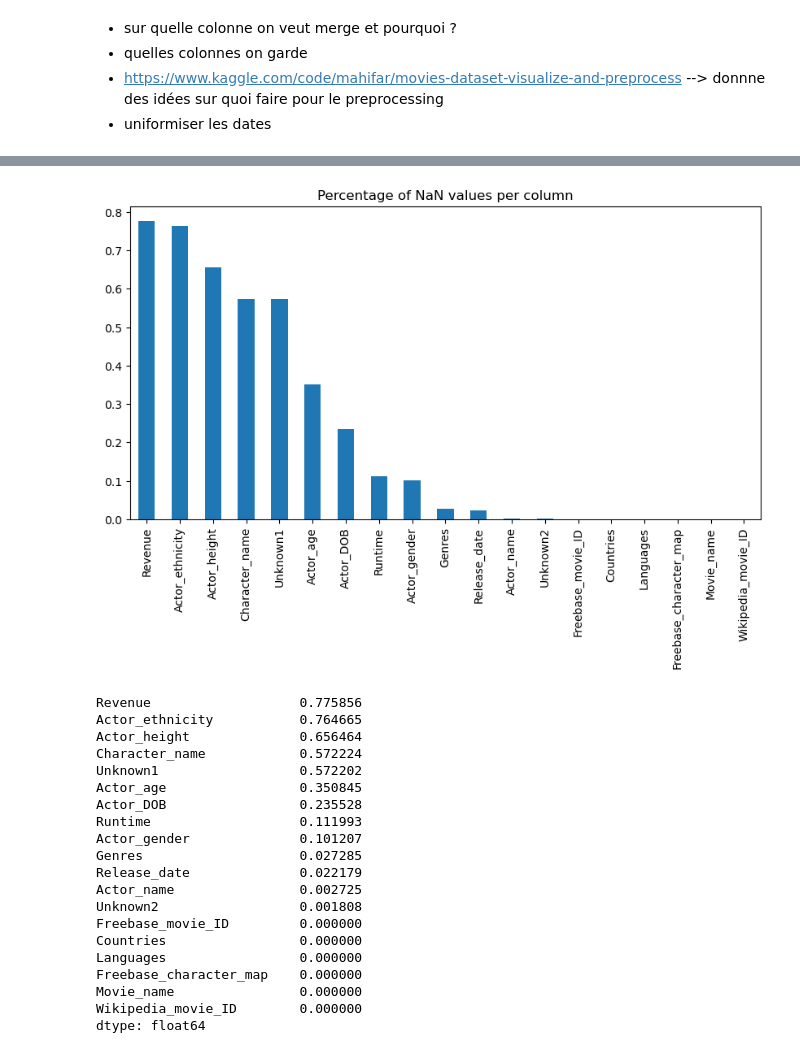
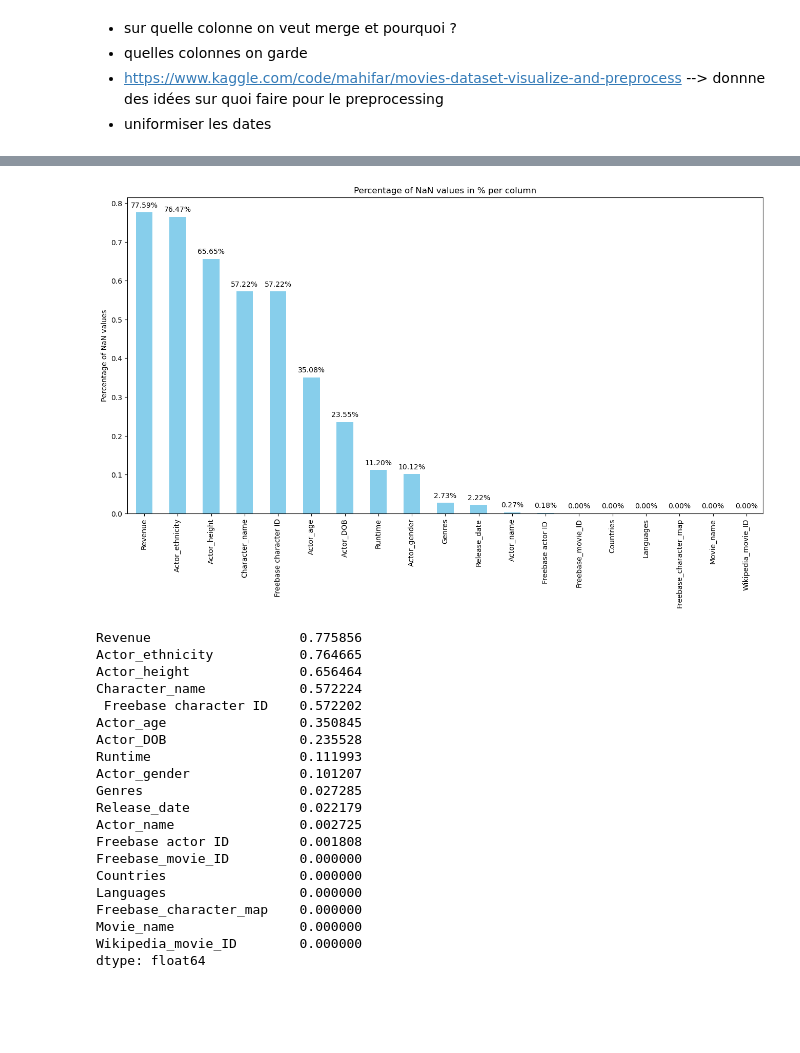
Before and after one commit to epfl-ada/ada-2024-project-dondata2025, a Jupyter notebook: juldib_preprocess.ipynb, the cells around one changed output, grey strips where cells are left out. Drawn from its saved outputs; the diff is of its cells as text; code cells hidden in the pictures; blank space fills up the shorter version.

```diff
--- a/juldib_preprocess.ipynb
+++ b/juldib_preprocess.ipynb
@@ -16,7 +18,7 @@ character = pd.read_csv(CHARACTER_METADATASET, delimiter='\t')
 print("shape:", character.shape)
 
 # Naming the columns of the dataframes
-character.columns = ['Wikipedia_movie_ID', 'Freebase_movie_ID', 'Release_date','Character_name', 'Actor_DOB', 'Actor_gender', 'Actor_height', 'Actor_ethnicity', 'Actor_name', 'Actor_age', 'Freebase_character_map', 'Unknown1','Unknown2']
+character.columns = ['Wikipedia_movie_ID', 'Freebase_movie_ID', 'Release_date','Character_name', 'Actor_DOB', 'Actor_gender', 'Actor_height', 'Actor_ethnicity', 'Actor_name', 'Actor_age', 'Freebase_character_map', ' Freebase character ID','Freebase actor ID ']
 
 #creating a header line for the movie_metadata
 character.head()
@@ -242,13 +244,22 @@ df_popo.head()
 | 3 | 3196793 | /m/08yl5d | Getting Away with Murder: The Jon... | 2000-02-16 | NaN | 95.0 | English | ... |
 | 4 | 3196793 | /m/08yl5d | Getting Away with Murder: The Jon... | 2000-02-16 | NaN | 95.0 | English | ... |
 # %%
-# Plot the percentage of NaN values in % per column
-plt.figure(figsize=(10, 5))
-df_popo.isnull().mean().sort_values(ascending=False).plot(kind='bar')
-plt.title('Percentage of NaN values per column')
+# Calculate the percentage of NaN values per column
+nan_percentage = df_popo.isnull().mean().sort_values(ascending=False)
+
+# Plot the percentage of NaN values per column
+ax = nan_percentage.plot(kind='bar', figsize=(16, 8), color='skyblue')
+plt.ylabel('Percentage of NaN values')
+plt.title('Percentage of NaN values in % per column')
+
+# Annotate each bar with the percentage value
+for p in ax.patches:
+    ax.annotate(f'{p.get_height():.2%}', (p.get_x() + p.get_width() / 2., p.get_height()),
+                ha='center', va='center', xytext=(0, 10), textcoords='offset points')
+
 plt.show()
 # %% [output]
-[figure, old version]
+[figure, new version]
 # %%
 # Print the percentage of NaN values in % per column
 df_popo.isnull().mean().sort_values(ascending=False)
@@ -257,7 +268,7 @@ Revenue                   0.775856
 Actor_ethnicity           0.764665
 Actor_height              0.656464
 Character_name            0.572224
-Unknown1                  0.572202
+ Freebase character ID    0.572202
 Actor_age                 0.350845
 Actor_DOB                 0.235528
 Runtime                   0.111993
@@ -265,7 +276,7 @@ Actor_gender              0.101207
 Genres                    0.027285
 Release_date              0.022179
 Actor_name                0.002725
-Unknown2                  0.001808
+Freebase actor ID         0.001808
 Freebase_movie_ID         0.000000
 Countries                 0.000000
 Languages                 0.000000
```
Also changed, not shown: parts of 12 cells of this notebook.
